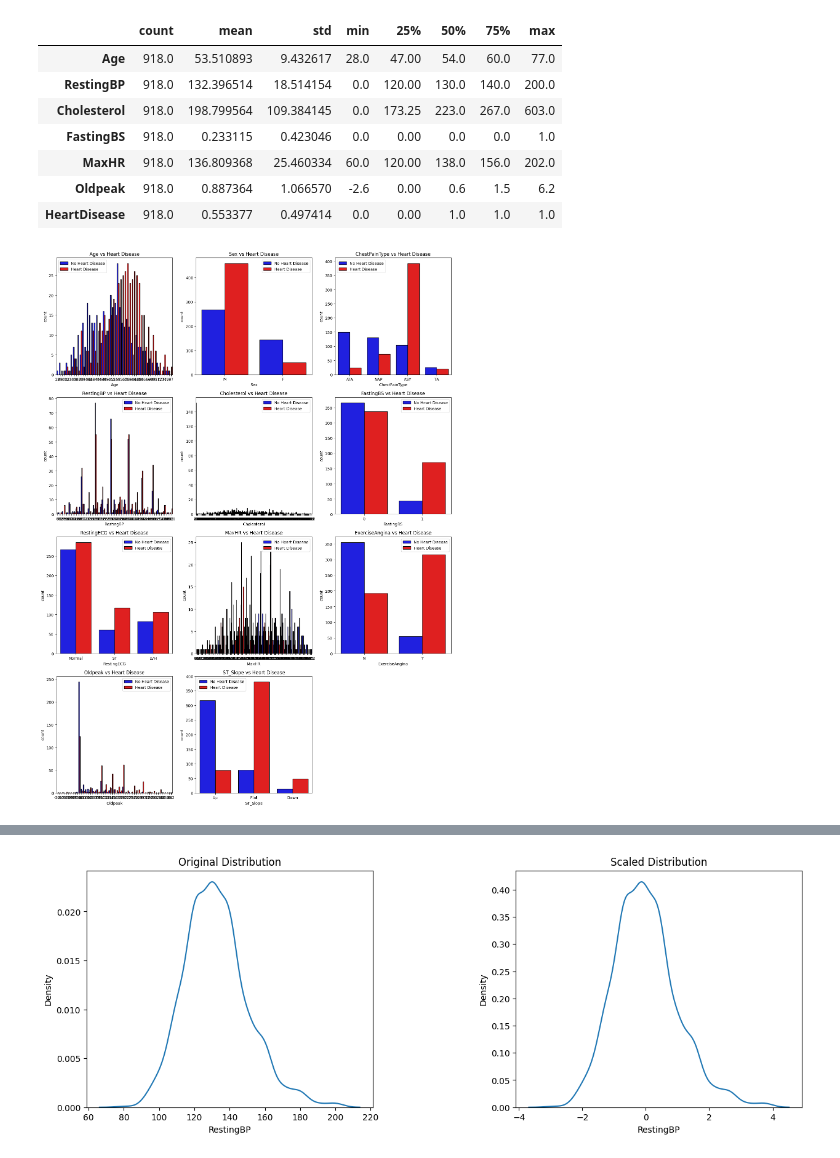
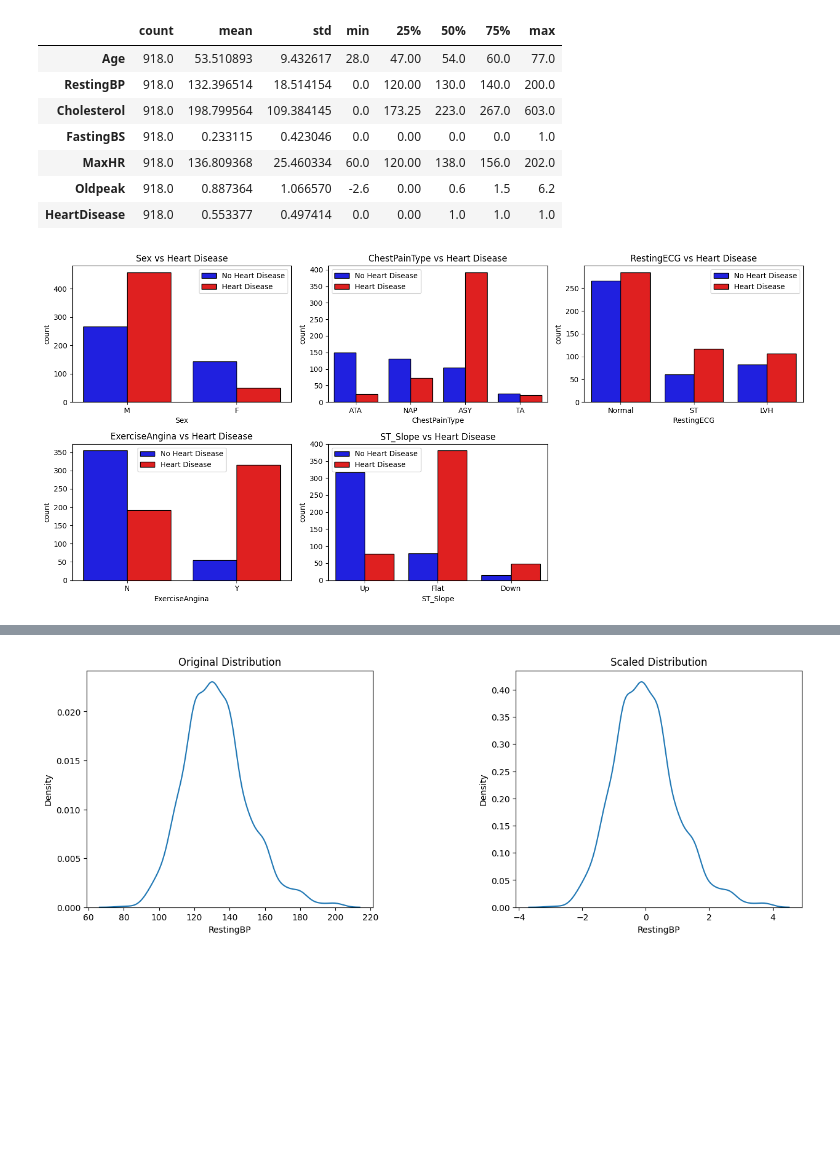
Before and after one commit to nbzuong/ML_Project, a Jupyter notebook: heart_predict.ipynb, the cells around one changed output, grey strips where cells are left out. Cells and saved outputs as stored; diff of their text form; code cells hidden in the pictures; blank space fills up the shorter version.

```diff
--- a/heart_predict.ipynb
+++ b/heart_predict.ipynb
@@ -46,6 +42,8 @@ dtype: object
 # %%
-string_col = heart.select_dtypes(include="object").columns
-heart[string_col]=heart[string_col].astype("string")
+string_col = ['Sex', 'ChestPainType', 'RestingECG', 'ExerciseAngina', 'ST_Slope']
+not_string_col = heart.columns.difference(string_col)
+heart[string_col] = heart[string_col].astype('string')
+heart[not_string_col] = heart[not_string_col].astype('float64')
 heart.describe().T
 # %% [output]
 |  | count | mean | std | min | 25% | 50% | 75% | max |
@@ -56,23 +54,6 @@ heart.describe().T
 | MaxHR | 918.0 | 136.809368 | 25.460334 | 60.0 | 120.00 | 138.0 | 156.0 | 202.0 |
 | Oldpeak | 918.0 | 0.887364 | 1.066570 | -2.6 | 0.00 | 0.6 | 1.5 | 6.2 |
 | HeartDisease | 918.0 | 0.553377 | 0.497414 | 0.0 | 0.00 | 1.0 | 1.0 | 1.0 |
-# %%
-fig, ax = plt.subplots(nrows=4, ncols=3, figsize=(15, 20))
-
-# Iterate over the columns and create subplots
-for i, col in enumerate(heart.columns[:-1], 1):
-    plt.subplot(4, 3, i)
-    plt.title(f"{col} vs Heart Disease")
-    sns.countplot(x=col, data=heart, hue="HeartDisease", palette=["blue", "red"], edgecolor='black')
-    plt.legend(['No Heart Disease', 'Heart Disease'])
-    plt.tight_layout()
-
-# Remove the last subplot
-fig.delaxes(ax[3, 2])
-
-plt.show()
-# %% [output]
-[figure, removed]
 # %%
 # There is one record with RestingBP = 0, which is impossible.
 # We should change it to nan and then impute it later.
@@ -81,3 +62,20 @@ heart['RestingBP'] = heart['RestingBP'].replace(0, np.nan)
 heart[heart['Cholesterol'] == 0].shape
 # There are a lot of records with Cholesterol = 0, which is impossible too.
 heart['Cholesterol'] = heart['Cholesterol'].replace(0, np.nan)
+# %%
+fig, ax = plt.subplots(nrows=2, ncols=3, figsize=(15, 7))
+
+# For categorical variables
+for i, col in enumerate(heart[string_col].columns):
+    plt.subplot(2, 3, i + 1)
+    plt.title(f"{col} vs Heart Disease")
+    sns.countplot(x=col, data=heart, hue="HeartDisease", palette=["blue", "red"], edgecolor='black')
+    plt.legend(['No Heart Disease', 'Heart Disease'])
+    plt.tight_layout()
+
+# Remove the last subplot
+fig.delaxes(ax[1, 2])
+
+plt.show()
+# %% [output]
+[figure, added]
```
Also changed, not shown: parts of 6 cells of this notebook.
